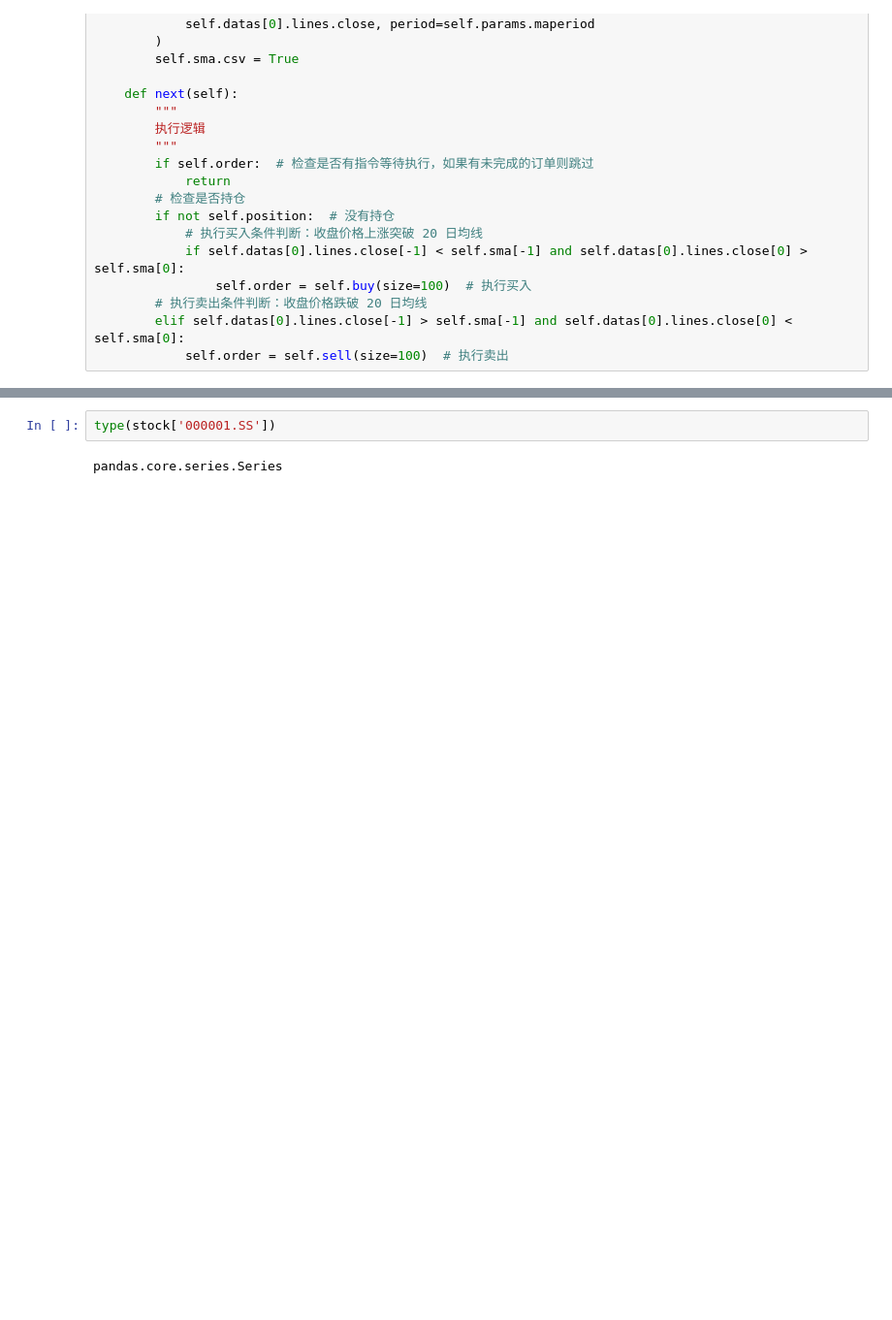
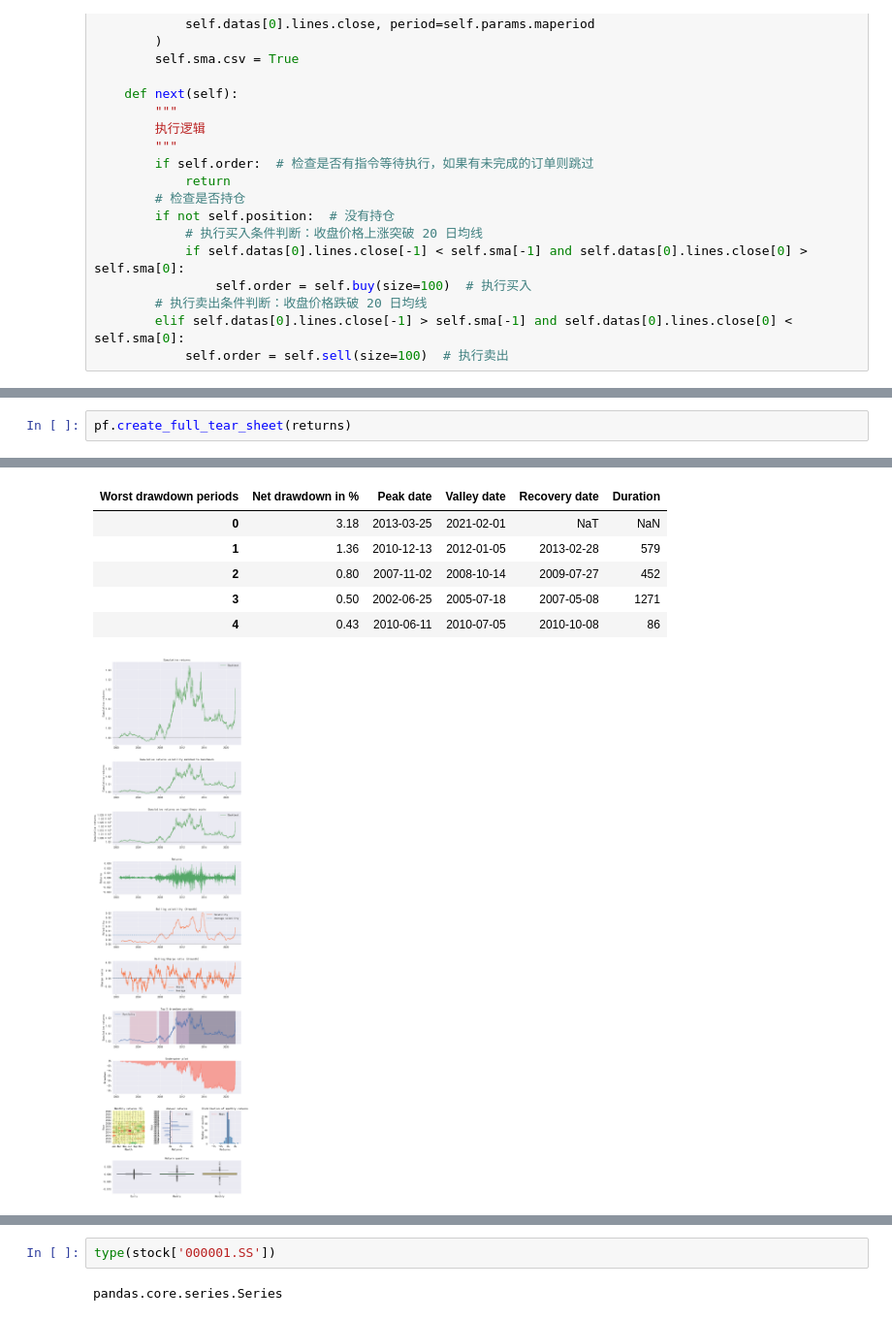
Before and after one commit to hoooou/backtrader, a Jupyter notebook: demo2.ipynb, the cells around one changed output, grey strips where cells are left out. Shown at 97% size. Saved outputs shown, nothing was run; the diff lists cells and outputs as text; blank space fills up the shorter version.

```diff
--- a/demo2.ipynb
+++ b/demo2.ipynb
@@ -218 +219,4 @@ Strategy Visualization
 ... (15 outputs left out)
+# %%
+pf.create_full_tear_sheet(returns)
+# %% [output]
@@ -219,3 +240,10 @@ Strategy Visualization
+| Worst drawdown periods | Net drawdown in % | Peak date | Valley date | Recovery date | Duration |
+| 0 | 3.18 | 2013-03-25 | 2021-02-01 | NaT | NaN |
+| 1 | 1.36 | 2010-12-13 | 2012-01-05 | 2013-02-28 | 579 |
+| 2 | 0.80 | 2007-11-02 | 2008-10-14 | 2009-07-27 | 452 |
+| 3 | 0.50 | 2002-06-25 | 2005-07-18 | 2007-05-08 | 1271 |
+| 4 | 0.43 | 2010-06-11 | 2010-07-05 | 2010-10-08 | 86 |
+[figure, added]
 # %%
 import matplotlib
 from matplotlib import font_manager
```
Also changed, not shown: parts of 3 cells of this notebook, 6 other files.
